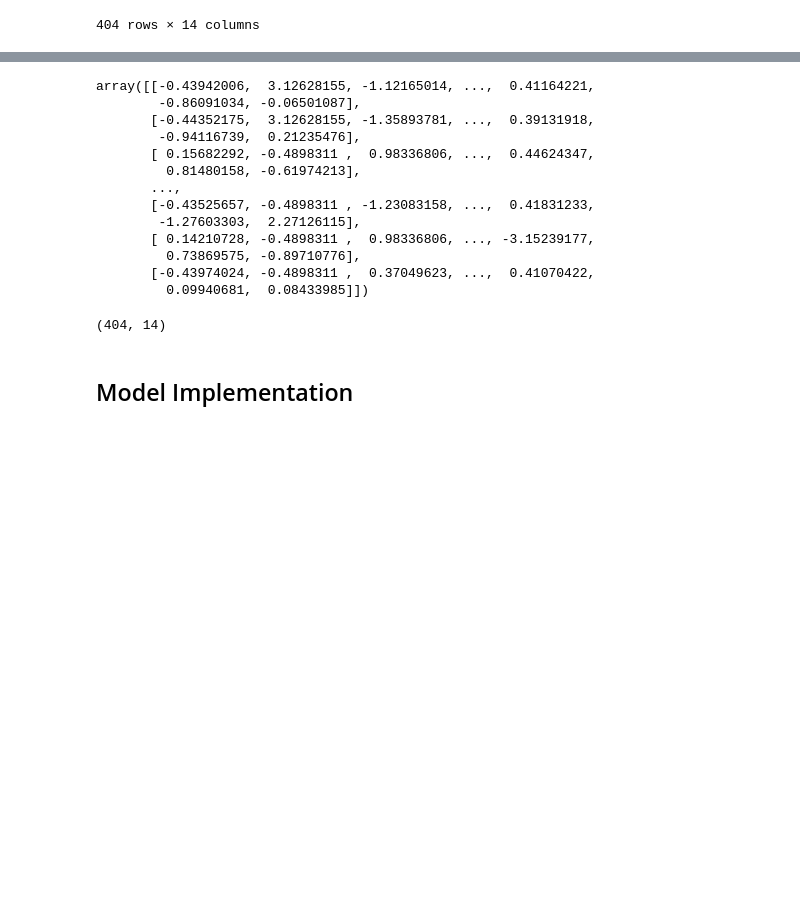
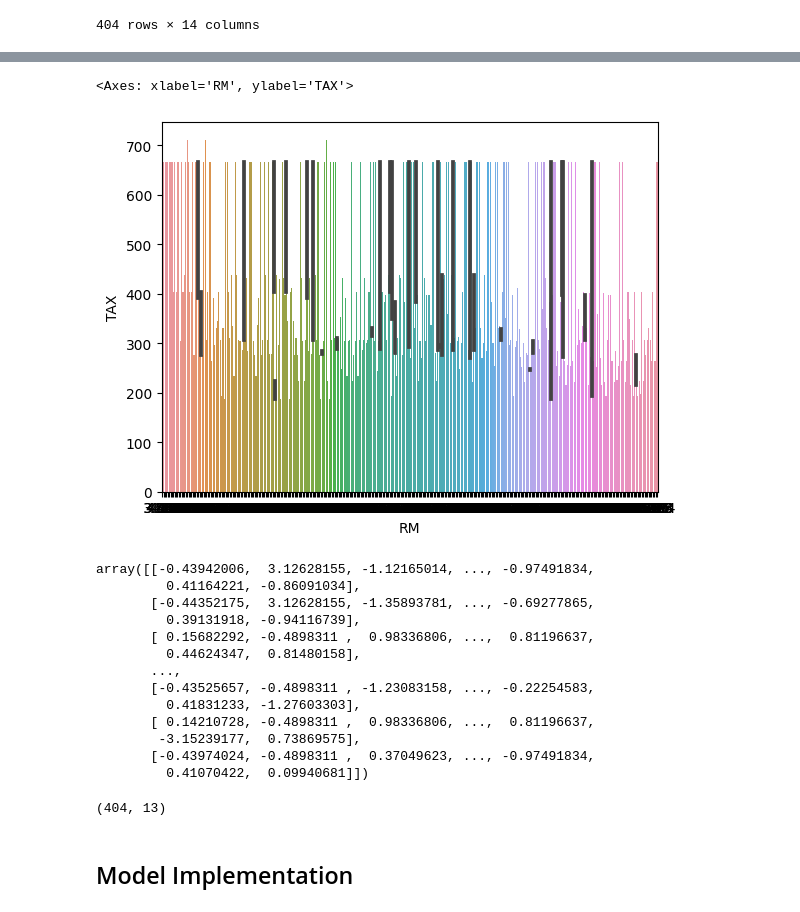
Before and after one commit to siddharth-bijjaragi/price_predictor, a Jupyter notebook: housing.ipynb, the cells around one changed output, grey strips where cells are left out. Drawn from its saved outputs; the diff is of its cells as text; code cells hidden in the pictures; blank space fills up the shorter version.

```diff
--- a/housing.ipynb
+++ b/housing.ipynb
@@ -167,0 +243,3 @@ housing
+# %%
+housing = strat_train_set.drop("MEDV",axis=1)
+housing_labels = strat_train_set["MEDV"].copy()
@@ -167,0 +274,4 @@ housing
+# %%
+from sklearn.impute import SimpleImputer
+imputer = SimpleImputer(strategy="median")
+imputer.fit(housing)
@@ -167,0 +304,4 @@ housing
+# %%
+from sklearn.impute import SimpleImputer
+imputer = SimpleImputer(strategy="median")
+imputer.fit(housing)
@@ -168,2 +330,9 @@ housing
+# %%
+
+import seaborn as sea
+sea.barplot(x='RM',y='TAX',data=housing)
+# %% [output]
+<Axes: xlabel='RM', ylabel='TAX'>
+[figure, added]
 # %%
 from sklearn.pipeline import Pipeline
@@ -178,20 +346,20 @@ housing_num_tr=my_pipeline.fit_transform(housing)
 # %%
 housing_num_tr
 # %% [output]
-array([[-0.43942006,  3.12628155, -1.12165014, ...,  0.41164221,
-        -0.86091034, -0.06501087],
-       [-0.44352175,  3.12628155, -1.35893781, ...,  0.39131918,
-        -0.94116739,  0.21235476],
-       [ 0.15682292, -0.4898311 ,  0.98336806, ...,  0.44624347,
-         0.81480158, -0.61974213],
+array([[-0.43942006,  3.12628155, -1.12165014, ..., -0.97491834,
+         0.41164221, -0.86091034],
+       [-0.44352175,  3.12628155, -1.35893781, ..., -0.69277865,
+         0.39131918, -0.94116739],
+       [ 0.15682292, -0.4898311 ,  0.98336806, ...,  0.81196637,
+         0.44624347,  0.81480158],
        ...,
-       [-0.43525657, -0.4898311 , -1.23083158, ...,  0.41831233,
-        -1.27603303,  2.27126115],
-       [ 0.14210728, -0.4898311 ,  0.98336806, ..., -3.15239177,
-         0.73869575, -0.89710776],
-       [-0.43974024, -0.4898311 ,  0.37049623, ...,  0.41070422,
-         0.09940681,  0.08433985]])
+       [-0.43525657, -0.4898311 , -1.23083158, ..., -0.22254583,
+         0.41831233, -1.27603303],
+       [ 0.14210728, -0.4898311 ,  0.98336806, ...,  0.81196637,
+        -3.15239177,  0.73869575],
+       [-0.43974024, -0.4898311 ,  0.37049623, ..., -0.97491834,
+         0.41070422,  0.09940681]])
 # %%
 housing_num_tr.shape
 # %% [output]
-(404, 14)
+(404, 13)
```
Also changed, not shown: parts of 37 cells of this notebook.
